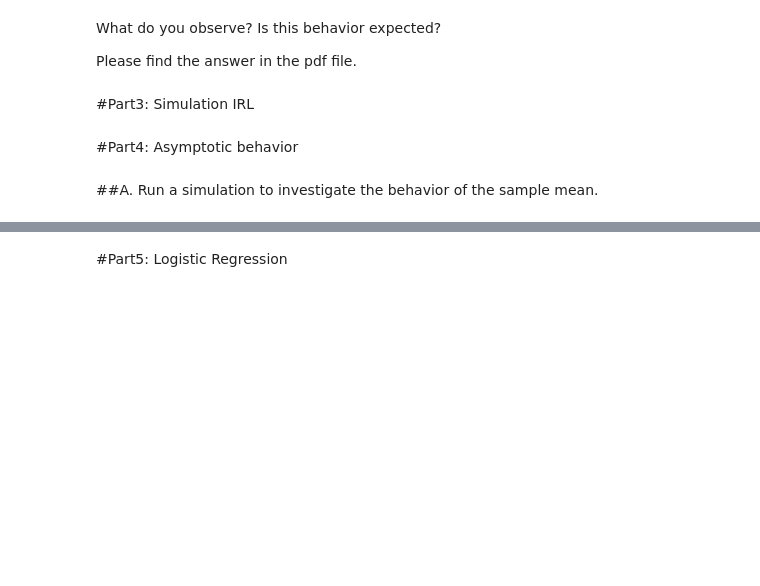
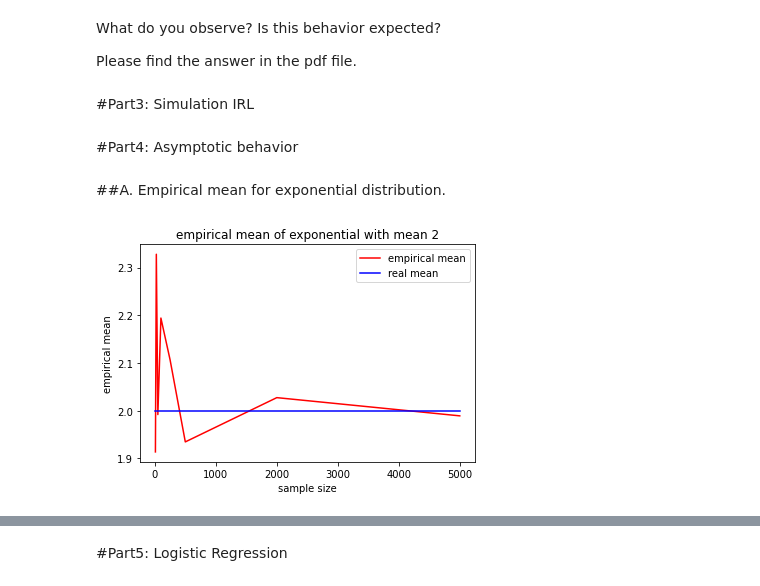
Before and after one commit to Runshi-Yang/JSC270-Assignment3, a Jupyter notebook: Homework3.ipynb, the cells around one changed output, grey strips where cells are left out. Saved outputs shown, nothing was run; the diff lists cells and outputs as text; code cells hidden in the pictures; blank space fills up the shorter version.

```diff
--- a/Homework3.ipynb
+++ b/Homework3.ipynb
@@ -102,15 +104,30 @@ Please find the answer in the pdf file.
 #Part3: Simulation IRL
 # %% [markdown]
 #Part4: Asymptotic behavior
-# %% [markdown]
-##A. Run a simulation to investigate the behavior of the sample mean.
+# %% [markdown]
+##A. Empirical mean for exponential distribution.
 # %%
+np.random.seed(2022)
 mean = 2
 d10 = [np.random.exponential(mean ,1) for i in range(10)]
 d25 = [np.random.exponential(mean ,1) for i in range(25)]
 d50 = [np.random.exponential(mean ,1) for i in range(50)]
 d100 = [np.random.exponential(mean ,1) for i in range(100)]
 d250 = [np.random.exponential(mean ,1) for i in range(250)]
 d500 = [np.random.exponential(mean ,1) for i in range(500)]
 d2000 = [np.random.exponential(mean ,1) for i in range(2000)]
 d5000 = [np.random.exponential(mean ,1) for i in range(5000)]
+
+datas = [d10, d25, d50, d100, d250, d500, d2000, d5000]
+sample_size = [10, 25, 50, 100, 250, 500, 2000, 5000]
+empirical_means = [np.mean(data) for data in datas]
+means = [2 for data in datas]
+l1 = plt.plot(sample_size, empirical_means, 'r', label='empirical mean')
+l2 = plt.plot(sample_size, means, 'b', label='real mean')
+plt.title('empirical mean of exponential with mean 2')
+plt.xlabel('sample size')
+plt.ylabel('empirical mean')
+plt.legend(loc='upper right')
+plt.show()
+# %% [output]
+[figure, added]
```
Also changed, not shown: parts of 6 cells of this notebook.
